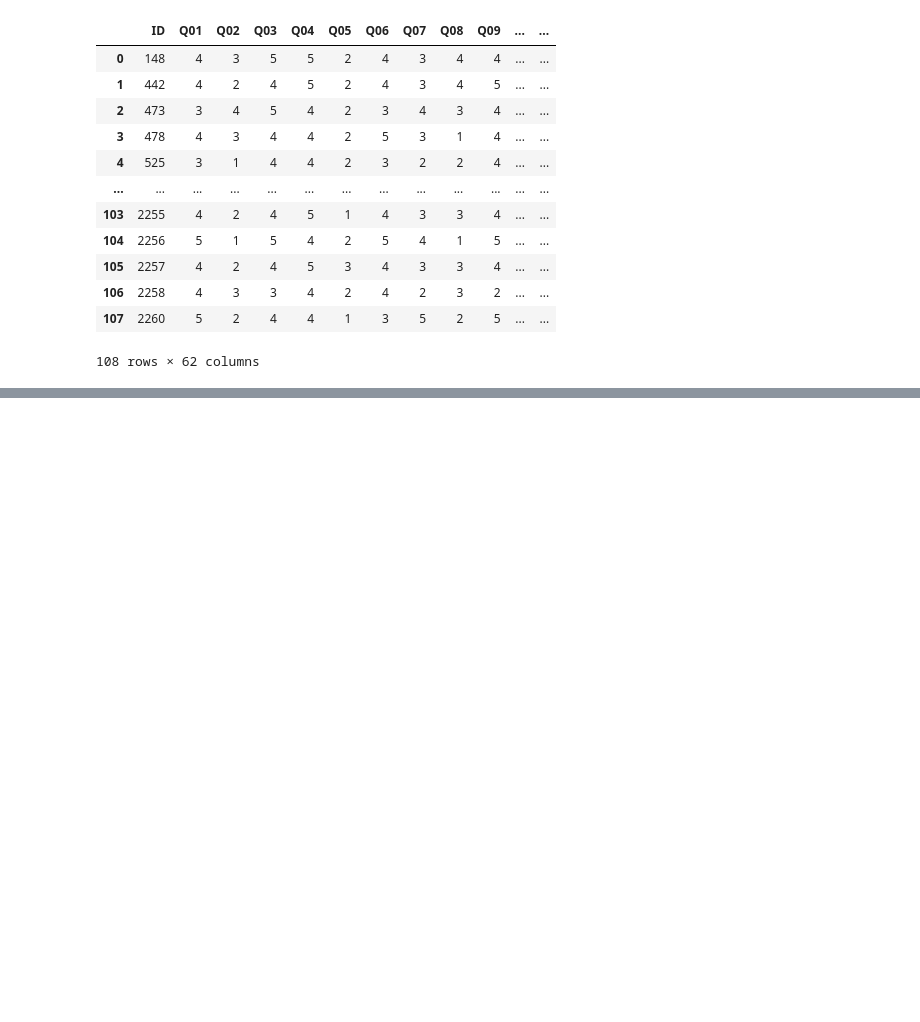
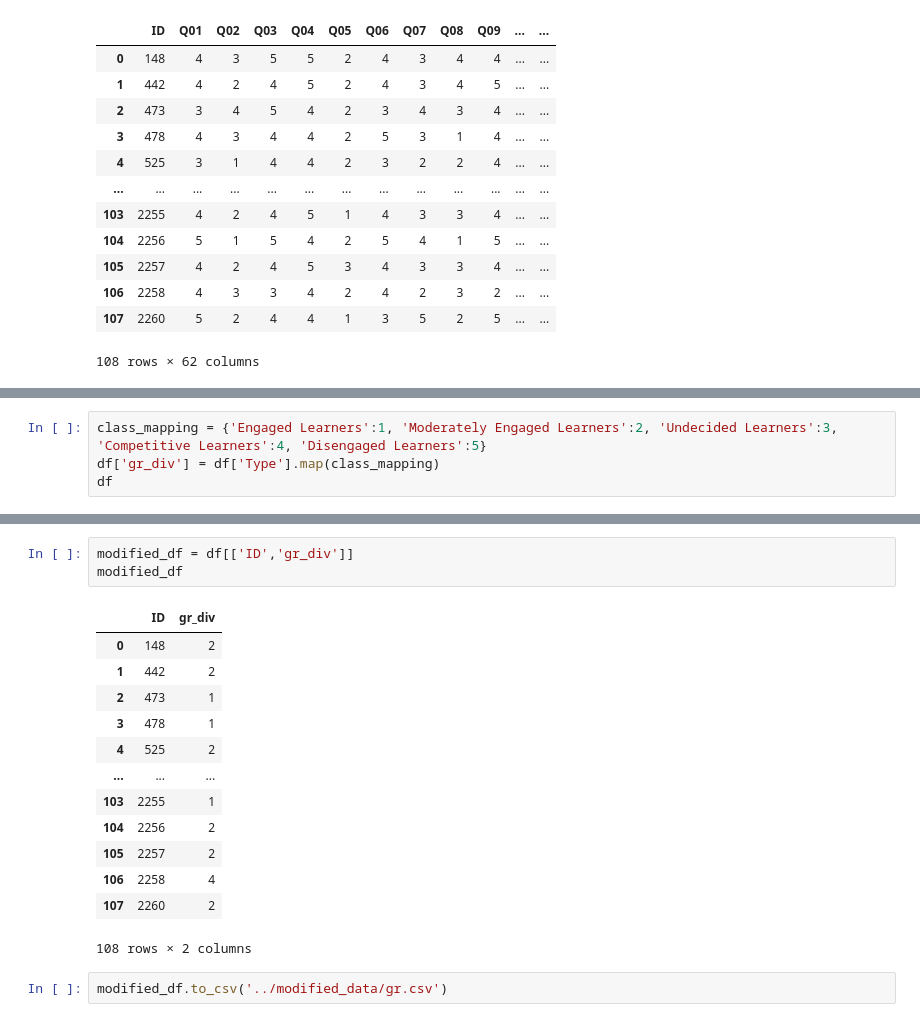
Before and after one commit to Anonymous719/Vark-notebooks, a Jupyter notebook: notebooks/gr_analysis.ipynb, the cells around one changed output, grey strips where cells are left out. Cells and saved outputs as stored; diff of their text form; blank space fills up the shorter version.

```diff
--- a/notebooks/gr_analysis.ipynb
+++ b/notebooks/gr_analysis.ipynb
@@ -260,0 +261,4 @@ plt.show()
+# %%
+class_mapping = {'Engaged Learners':1, 'Moderately Engaged Learners':2, 'Undecided Learners':3, 'Competitive Learners':4, 'Disengaged Learners':5}
+df['gr_div'] = df['Type'].map(class_mapping)
+df
@@ -260,0 +279,19 @@ plt.show()
+# %%
+modified_df = df[['ID','gr_div']]
+modified_df
+# %% [output]
+|  | ID | gr_div |
+| 0 | 148 | 2 |
+| 1 | 442 | 2 |
+| 2 | 473 | 1 |
+| 3 | 478 | 1 |
+| 4 | 525 | 2 |
+| ... | ... | ... |
+| 103 | 2255 | 1 |
+| 104 | 2256 | 2 |
+| 105 | 2257 | 2 |
+| 106 | 2258 | 4 |
+| 107 | 2260 | 2 |
+108 rows × 2 columns
+# %%
+modified_df.to_csv('../modified_data/gr.csv')
```
Also changed, not shown: parts of 2 cells of this notebook, 8 other files.
